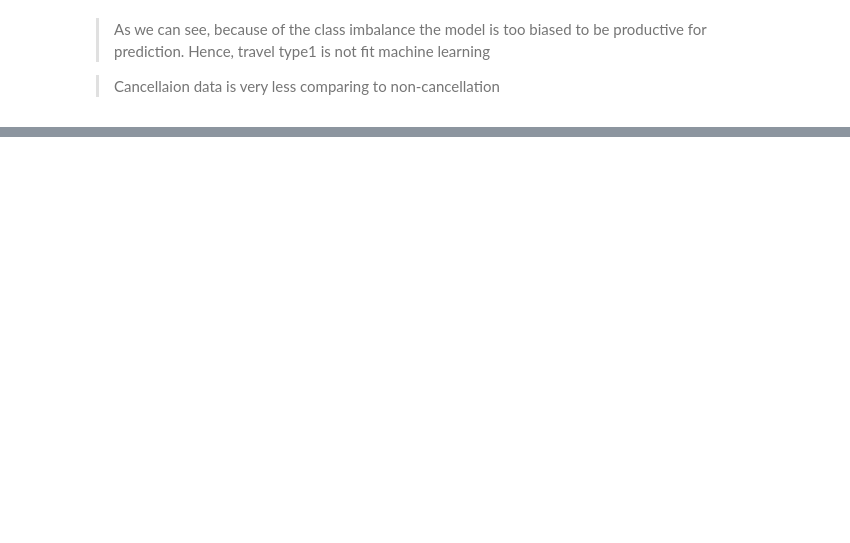
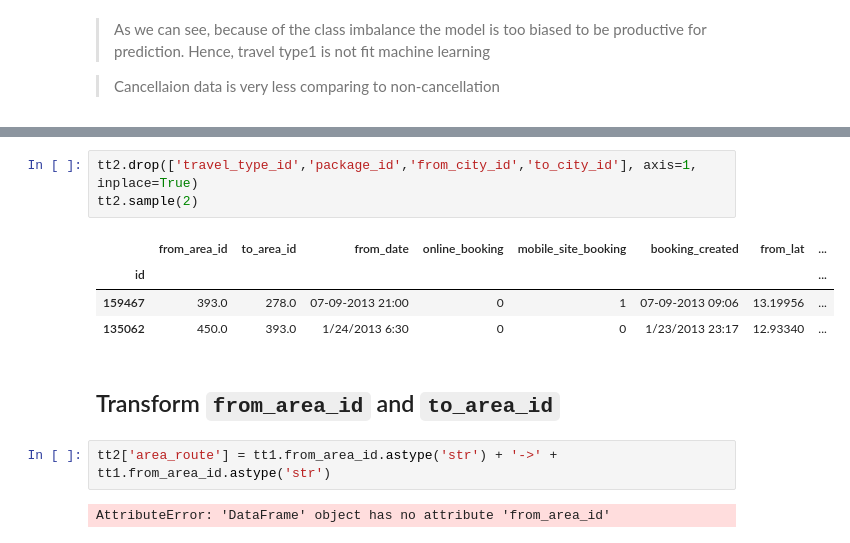
Before and after one commit to sudhirjangra/your_cab_data_analysis, a Jupyter notebook: your_cabs_data_analysis.ipynb, the cells around one changed output, grey strips where cells are left out. Cells and saved outputs as stored; diff of their text form; blank space fills up the shorter version.

```diff
--- a/your_cabs_data_analysis.ipynb
+++ b/your_cabs_data_analysis.ipynb
@@ -731,0 +742,14 @@ weighted avg       0.98      0.99      0.98       477
+# %%
+tt2.drop(['travel_type_id','package_id','from_city_id','to_city_id'], axis=1, inplace=True)
+tt2.sample(2)
+# %% [output]
+|  | from_area_id | to_area_id | from_date | online_booking | mobile_site_booking | booking_created | from_lat | ... |
+| id |  |  |  |  |  |  |  | ... |
+| 159467 | 393.0 | 278.0 | 07-09-2013 21:00 | 0 | 1 | 07-09-2013 09:06 | 13.19956 | ... |
+| 135062 | 450.0 | 393.0 | 1/24/2013 6:30 | 0 | 0 | 1/23/2013 23:17 | 12.93340 | ... |
+# %% [markdown]
+## Transform `from_area_id` and `to_area_id`
+# %%
+tt2['area_route'] = tt1.from_area_id.astype('str') + '->' + tt1.from_area_id.astype('str')
+# %% [output]
+AttributeError: 'DataFrame' object has no attribute 'from_area_id'
```
Also changed, not shown: parts of 22 cells of this notebook, 2 other files.
